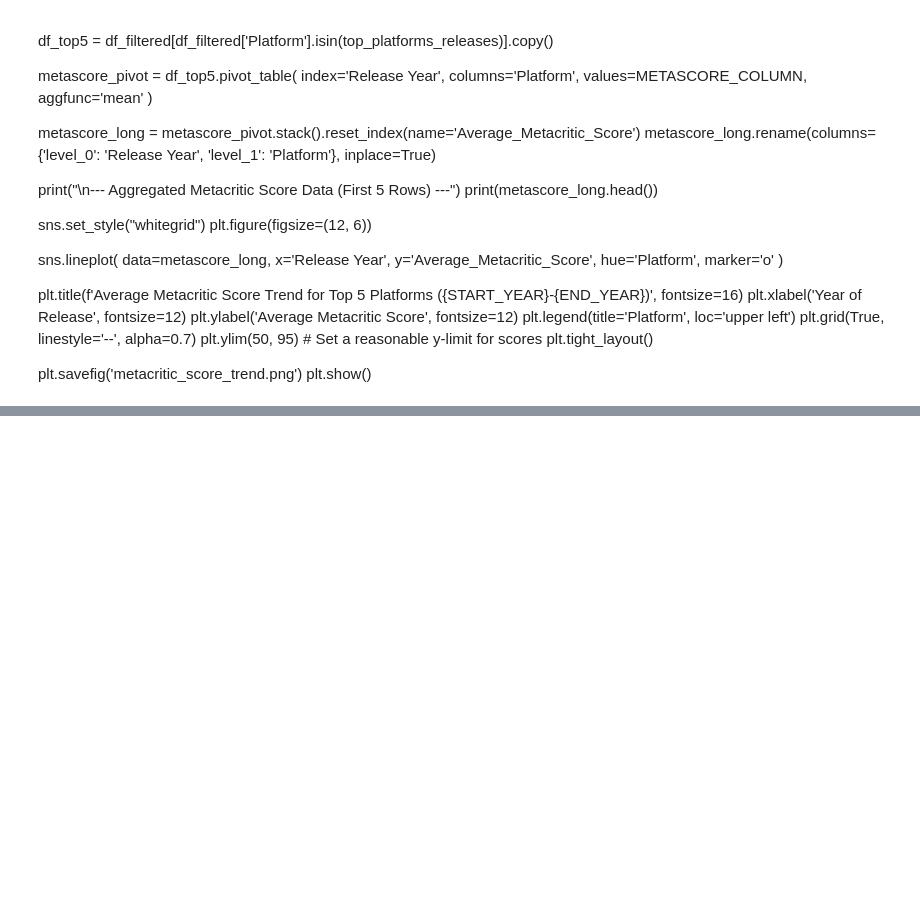
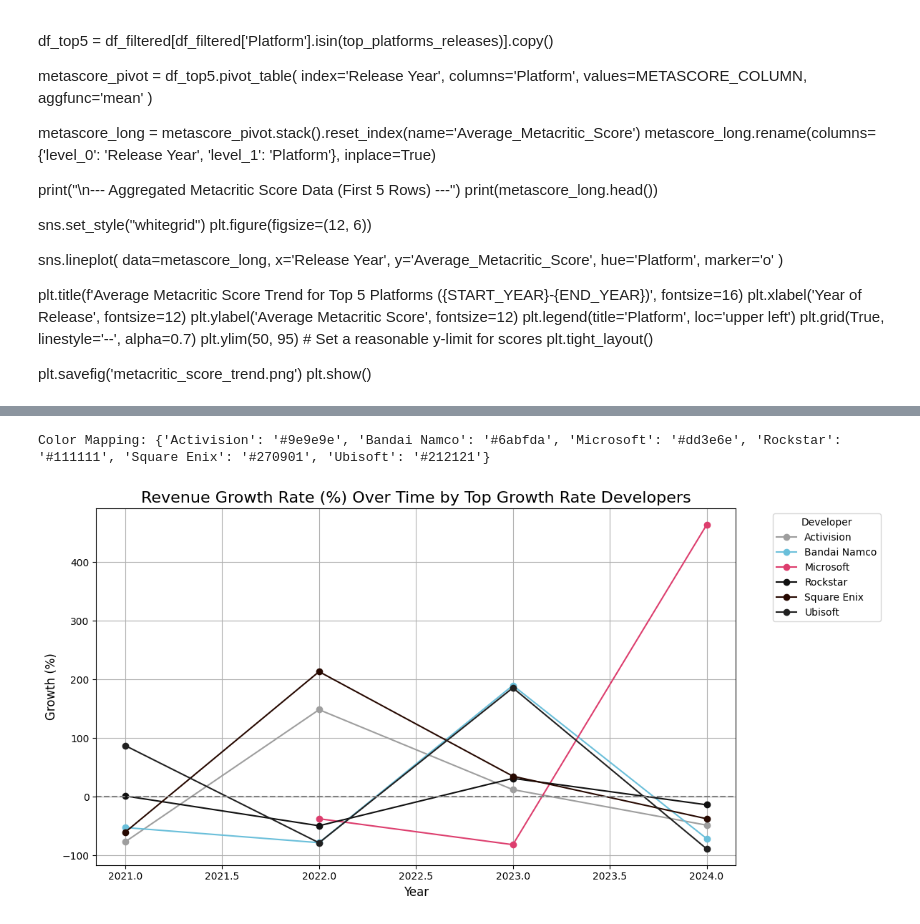
Before and after one commit to tomapasta/first_project, a Jupyter notebook: notebooks/Clean_Data_Ako.ipynb, the cells around one changed output, grey strips where cells are left out. Saved outputs shown, nothing was run; the diff lists cells and outputs as text; code cells hidden in the pictures; blank space fills up the shorter version.

```diff
--- a/notebooks/Clean_Data_Ako.ipynb
+++ b/notebooks/Clean_Data_Ako.ipynb
@@ -282,0 +448,63 @@ plt.show()
+# %%
+import matplotlib.pyplot as plt
+import pandas as pd
+
+# Define the list of colors you want to use.
+# You specified 6 colors (based on your previous list length of 6):
+# ['#5f8195', '#5f8195','#dd3d6e','#5f8195', '#5f8195', '#5f8195']
+# Note: I'll use a slightly more diverse set of colors for better visibility,
+# assuming you wanted to highlight one specific company (e.g., the red/pink one).
+# If you want the exact colors you listed, you can replace this list.
+
+# Assuming the developer names in revenue_by_six are, for example:
+# 'Activision', 'Bandai Namco', 'Microsoft', 'Rockstar', 'Square Enix', 'Ubisoft'
+# Matplotlib plots them based on the sorted keys from groupby.
+
+# Get the list of developer names in the order they will be plotted (alphabetical)
+# We assume 'revenue_by_six' contains the data.
+developers_in_order = sorted(revenue_by_six['Developer'].unique())
+
+# Define the colors. The length MUST match the number of developers (6).
+# I'll use 6 distinct colors for maximum clarity:
+custom_colors = [
+    '#9e9e9e',  # Teal
+    '#6abfda',  # Pink (This highlights one company well, like your red one)
+    '#dd3e6e',  # Light Blue
+    '#111111',  # Orange
+    '#270901',  # Green
+    '#212121'   # Red-Orange '#6abfda', '#9e9e9e',
+]
+
+# Create a mapping of Developer name to color
+color_map = dict(zip(developers_in_order, custom_colors))
+print(f"Color Mapping: {color_map}")
+
+# --- Plotting ---
+
+plt.figure(figsize=(12, 6))
+
+# Use the color map inside the loop
+for company, group in revenue_by_six.groupby("Developer"):
+    plt.plot(
+        group["Release Year"],
+        group["revenue_growth_%"],
+        marker='o',
+        label=company,
+        color=color_map[company] # Use the specific color for this company
+    )
+
+plt.title("Revenue Growth Rate (%) Over Time by Top Growth Rate Developers", fontsize=16)
+plt.xlabel("Year", fontsize=12)
+plt.ylabel("Growth (%)", fontsize=12)
+
+# Corrected axhline for the neutral line
+plt.axhline(0, color='gray', linestyle='--')
+
+# Placing the legend outside for better line visibility
+plt.legend(title='Developer', bbox_to_anchor=(1.05, 1), loc='upper left')
+plt.grid(True)
+plt.tight_layout()
+plt.show()
+# %% [output]
+Color Mapping: {'Activision': '#9e9e9e', 'Bandai Namco': '#6abfda', 'Microsoft': '#dd3e6e', 'Rockstar': '#111111', 'Square Enix': '#270901', 'Ubisoft': '#212121'}
+[figure, added]
```
Also changed, not shown: parts of 6 cells of this notebook, 7 other files.
